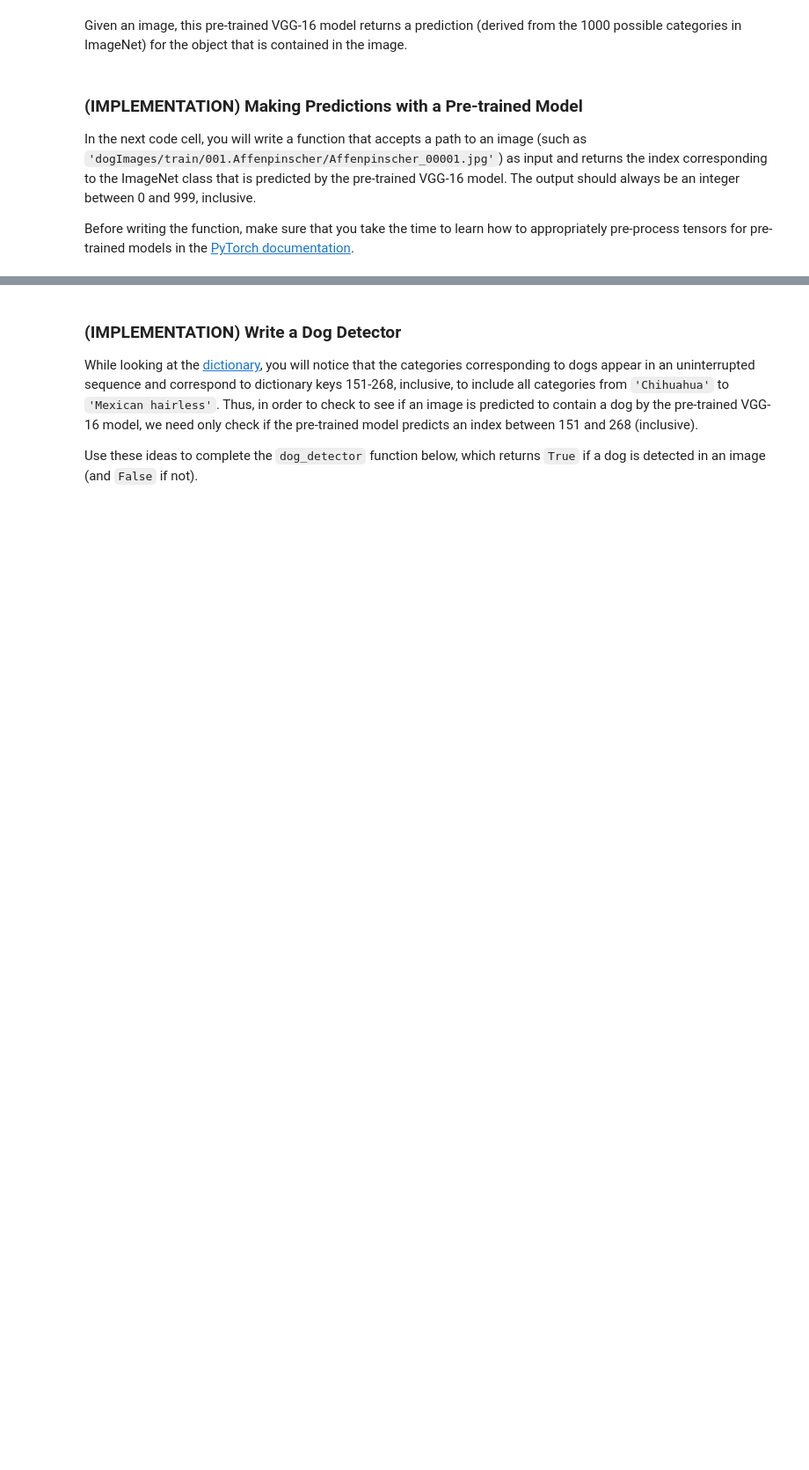
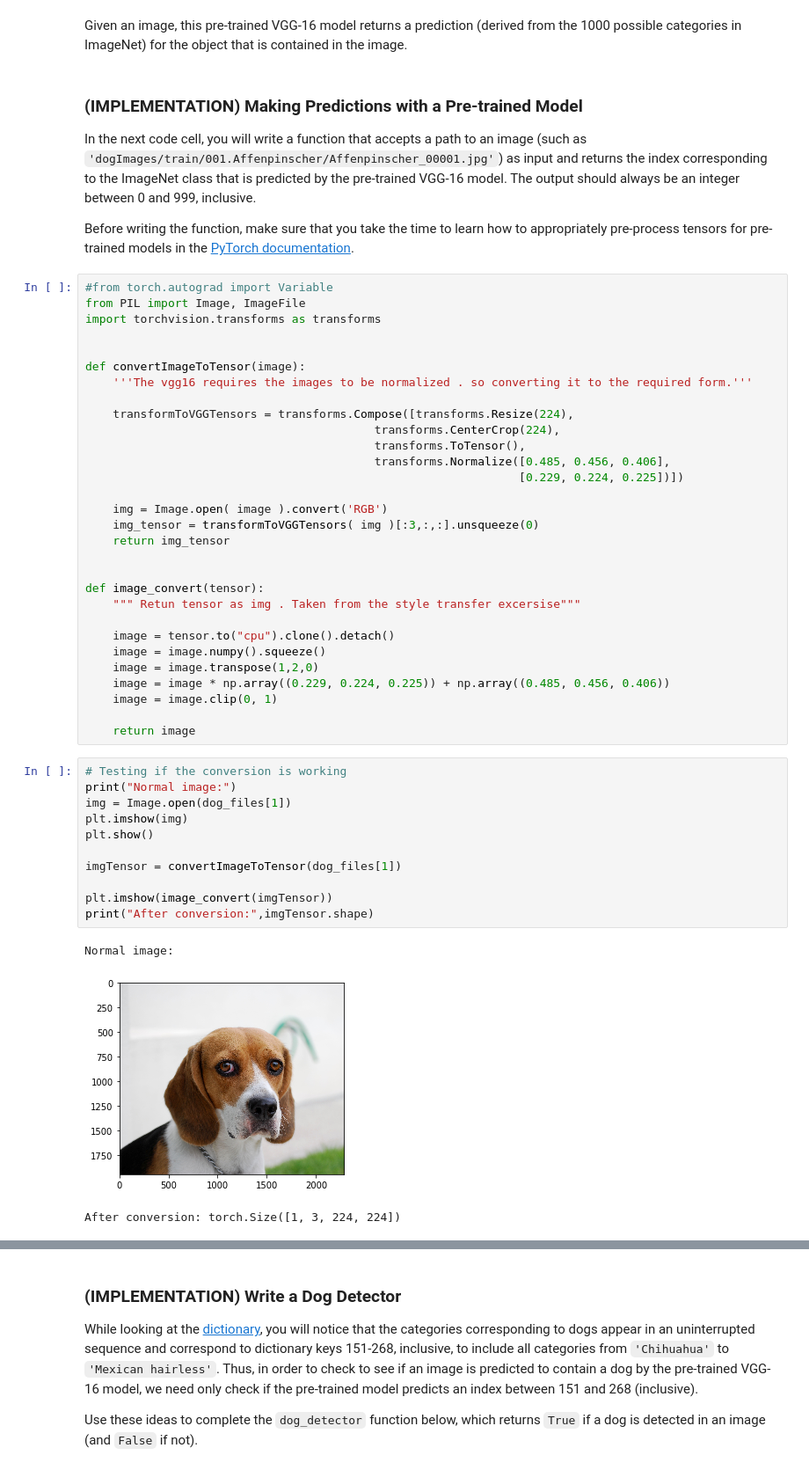
Before and after one commit to puthusseri/Dog_Classification, a Jupyter notebook: dog_app.ipynb, the cells around one changed output, grey strips where cells are left out. Shown at 88% size. Saved outputs shown, nothing was run; the diff lists cells and outputs as text; blank space fills up the shorter version.

```diff
--- a/dog_app.ipynb
+++ b/dog_app.ipynb
@@ -246,3 +234,48 @@ Given an image, this pre-trained VGG-16 model returns a prediction (derived from
 In the next code cell, you will write a function that accepts a path to an image (such as `'dogImages/train/001.Affenpinscher/Affenpinscher_00001.jpg'`) as input and returns the index corresponding to the ImageNet class that is predicted by the pre-trained VGG-16 model.  The output should always be an integer between 0 and 999, inclusive.
 
 Before writing the function, make sure that you take the time to learn  how to appropriately pre-process tensors for pre-trained models in the [PyTorch documentation](http://pytorch.org/docs/stable/torchvision/models.html).
+# %%
+#from torch.autograd import Variable
+from PIL import Image, ImageFile
+import torchvision.transforms as transforms
+
+
+def convertImageToTensor(image):
+    '''The vgg16 requires the images to be normalized . so converting it to the required form.'''
+
+    transformToVGGTensors = transforms.Compose([transforms.Resize(224),
+                                          transforms.CenterCrop(224),
+                                          transforms.ToTensor(),
+                                          transforms.Normalize([0.485, 0.456, 0.406],
+                                                               [0.229, 0.224, 0.225])])
+
+    img = Image.open( image ).convert('RGB')
+    img_tensor = transformToVGGTensors( img )[:3,:,:].unsqueeze(0)
+    return img_tensor
+
+
+def image_convert(tensor):
+    """ Retun tensor as img . Taken from the style transfer excersise"""
+
+    image = tensor.to("cpu").clone().detach()
+    image = image.numpy().squeeze()
+    image = image.transpose(1,2,0)
+    image = image * np.array((0.229, 0.224, 0.225)) + np.array((0.485, 0.456, 0.406))
+    image = image.clip(0, 1)
+
+    return image
+# %%
+# Testing if the conversion is working
+print("Normal image:")
+img = Image.open(dog_files[1])
+plt.imshow(img)
+plt.show()
+
+imgTensor = convertImageToTensor(dog_files[1])
+
+plt.imshow(image_convert(imgTensor))
+print("After conversion:",imgTensor.shape)
+# %% [output]
+Normal image:
+[figure, added]
+After conversion: torch.Size([1, 3, 224, 224])
```
Also changed, not shown: parts of 19 cells of this notebook.
